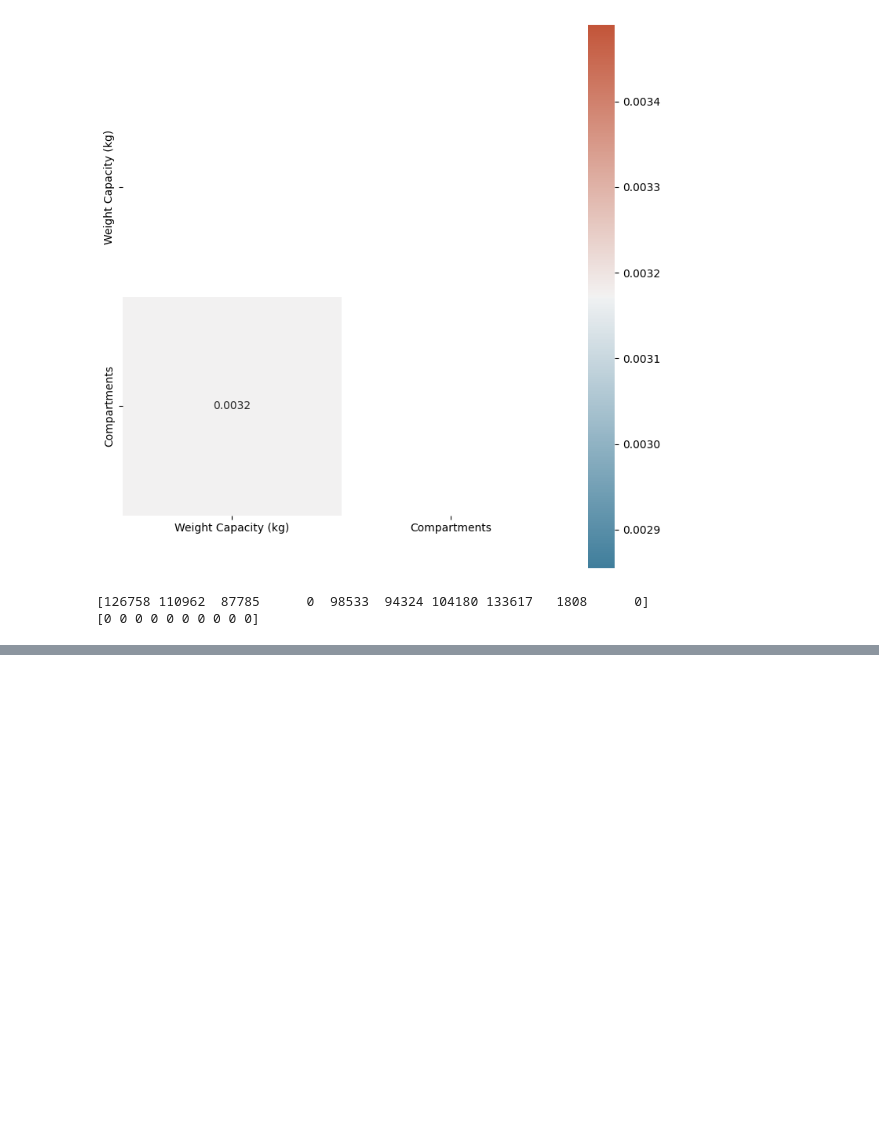
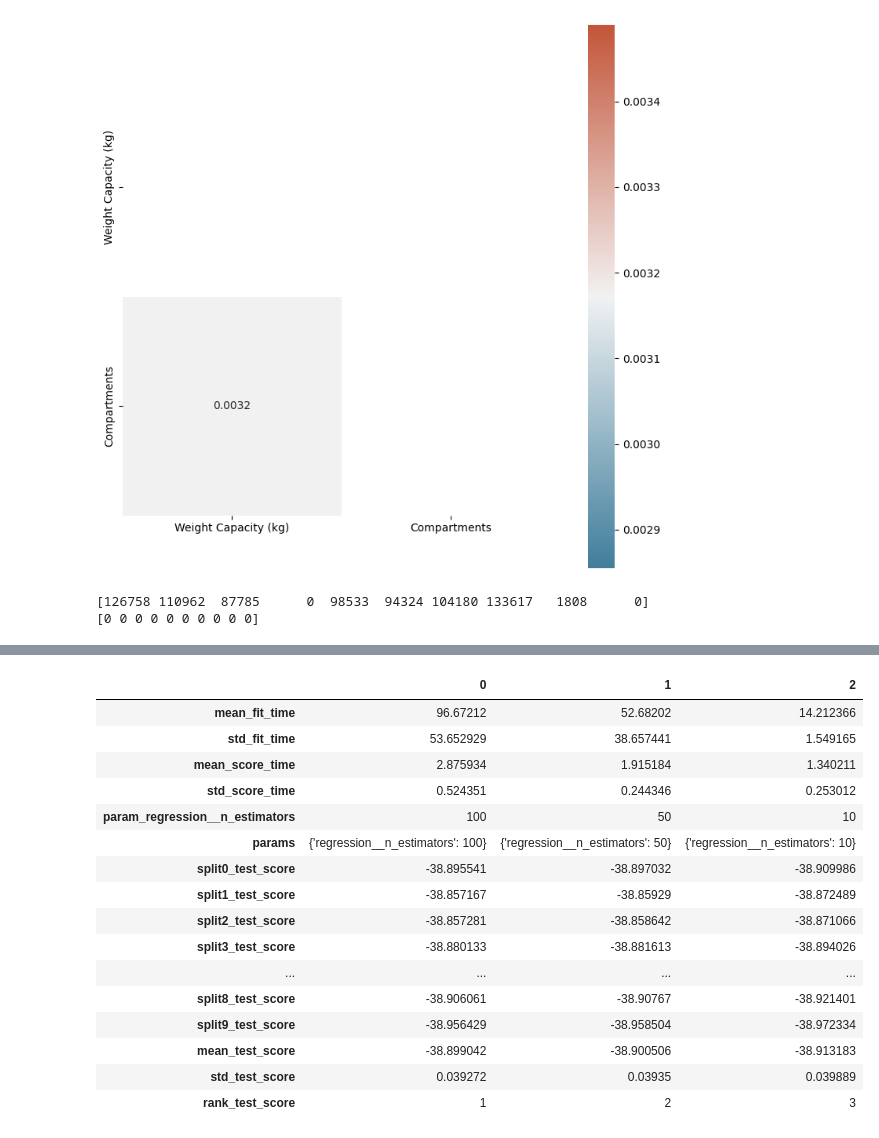
Before and after one commit to mihofer/kaggle_projects, a Jupyter notebook: backpack_prediction_challenge/analysis.ipynb, the cells around one changed output, grey strips where cells are left out. Cells and saved outputs as stored; diff of their text form; code cells hidden in the pictures; blank space fills up the shorter version.

```diff
--- a/backpack_prediction_challenge/analysis.ipynb
+++ b/backpack_prediction_challenge/analysis.ipynb
@@ -340,4 +365,24 @@ And if memory is not enough, you can set `force_col_wise=true`.
 [LightGBM] [Info] Start training from score 81.362175
+# %%
+pd.DataFrame(cv_search.cv_results_).T
+# %% [output]
+|  | 0 | 1 | 2 |
+| mean_fit_time | 96.67212 | 52.68202 | 14.212366 |
+| std_fit_time | 53.652929 | 38.657441 | 1.549165 |
+| mean_score_time | 2.875934 | 1.915184 | 1.340211 |
+| std_score_time | 0.524351 | 0.244346 | 0.253012 |
+| param_regression__n_estimators | 100 | 50 | 10 |
+| params | {'regression__n_estimators': 100} | {'regression__n_estimators': 50} | {'regression__n_estimators': 10} |
+| split0_test_score | -38.895541 | -38.897032 | -38.909986 |
+| split1_test_score | -38.857167 | -38.85929 | -38.872489 |
+| split2_test_score | -38.857281 | -38.858642 | -38.871066 |
+| split3_test_score | -38.880133 | -38.881613 | -38.894026 |
+| ... | ... | ... | ... |
+| split8_test_score | -38.906061 | -38.90767 | -38.921401 |
+| split9_test_score | -38.956429 | -38.958504 | -38.972334 |
+| mean_test_score | -38.899042 | -38.900506 | -38.913183 |
+| std_test_score | 0.039272 | 0.03935 | 0.039889 |
+| rank_test_score | 1 | 2 | 3 |
 # %%
 sub_df = pd.DataFrame(
     index=test.index,
```
Also changed, not shown: parts of 11 cells of this notebook.
